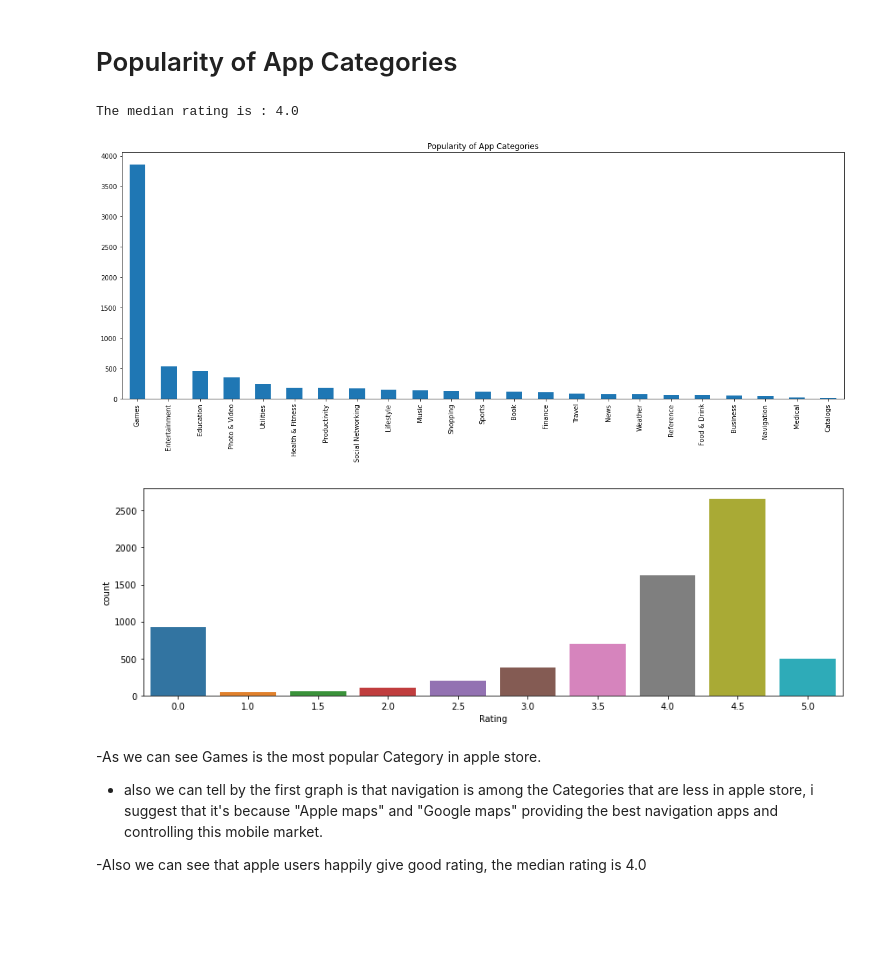
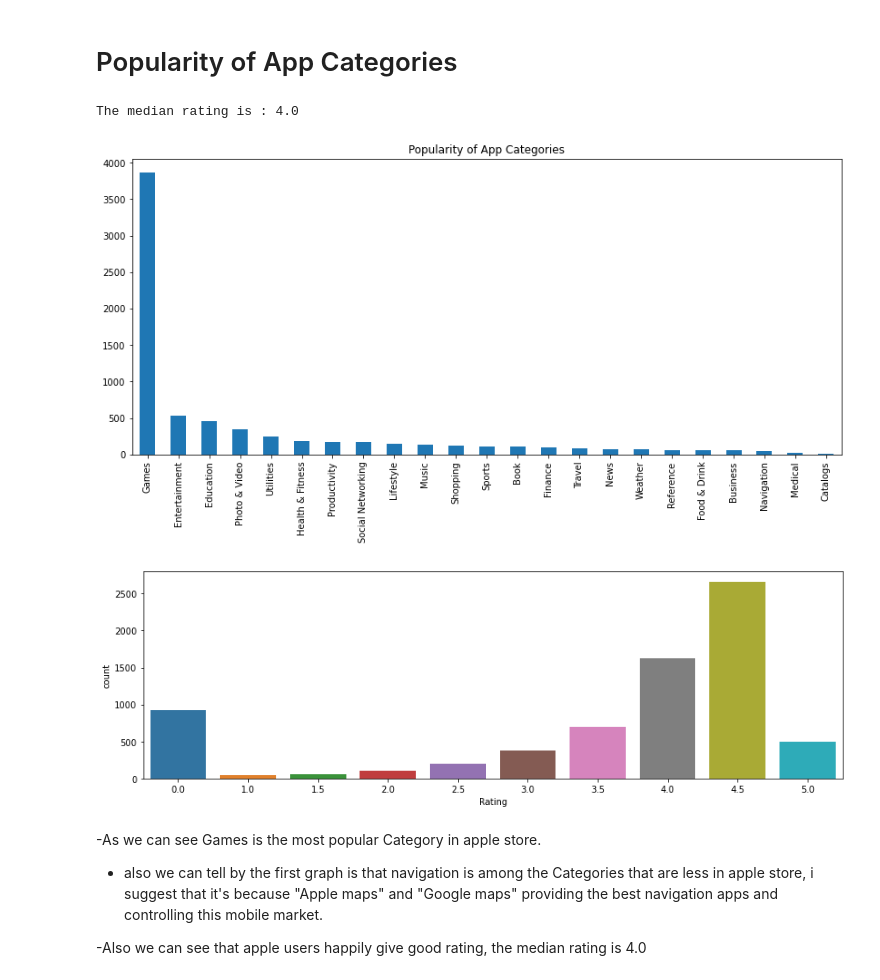
Before and after one commit to morofir/Python-Finale-Project, a Jupyter notebook: AppleEDA.ipynb, the cells around one changed output. Saved outputs shown, nothing was run; the diff lists cells and outputs as text; code cells hidden in the pictures; blank space fills up the shorter version.

```diff
--- a/AppleEDA.ipynb
+++ b/AppleEDA.ipynb
@@ -19,19 +20,19 @@ appleData.drop(['currency', 'user_rating_ver','cont_rating','ipadSc_urls.num','v
 # %% [markdown]
 # Popularity of App Categories
 # %%
-plt.figure(figsize=(20,7))
+plt.figure(figsize=(14,6))
 temp = appleData["Category"]
 temp.value_counts().plot.bar()
 plt.xticks()
 plt.title("Popularity of App Categories")
 
 plt.figure(figsize=(12,4))
 sns.countplot(appleData["Rating"])
 plt.tight_layout()
 print('The median rating is :',appleData.Rating.median())
 # %% [output]
 The median rating is : 4.0
-[figure, old version]
+[figure, new version]
 [figure]
 # %% [markdown]
 -As we can see Games is the most popular Category in apple store.
```
Also changed, not shown: parts of 13 cells of this notebook, 10 other files.
